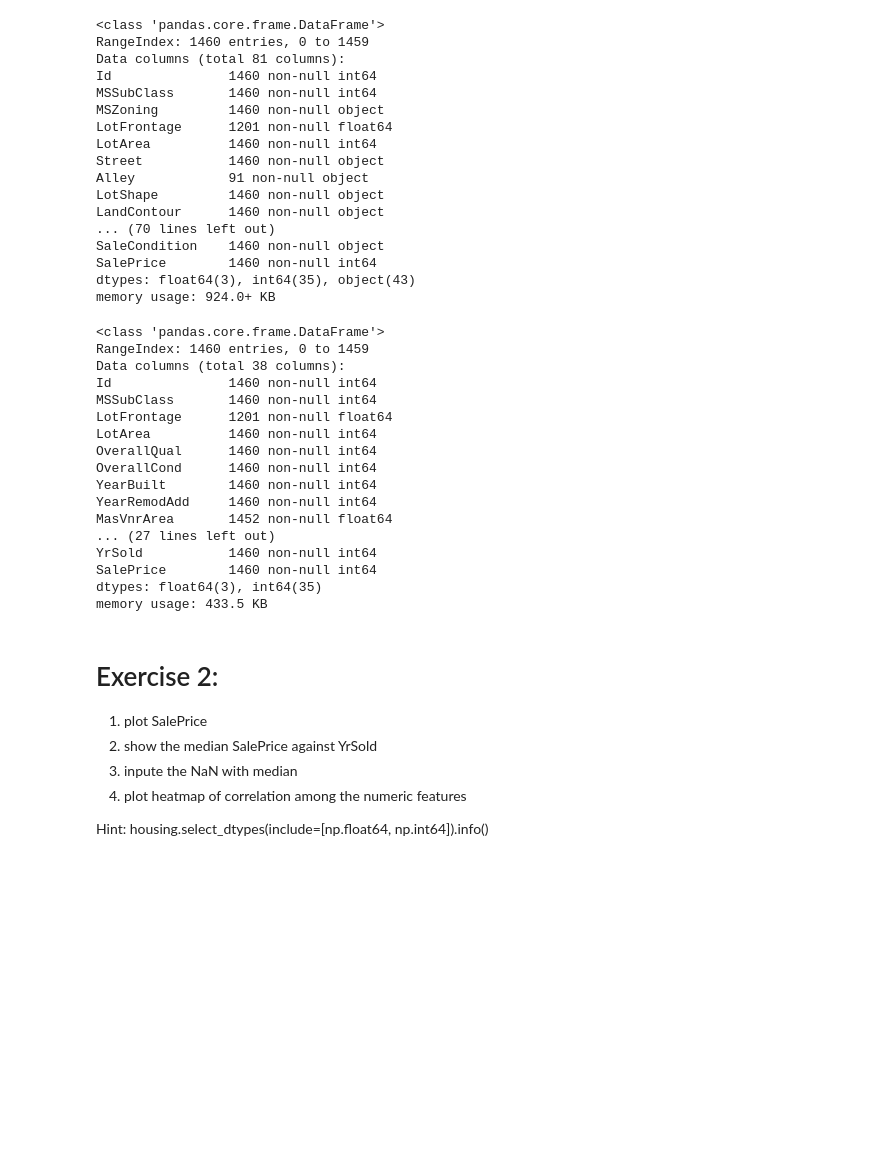
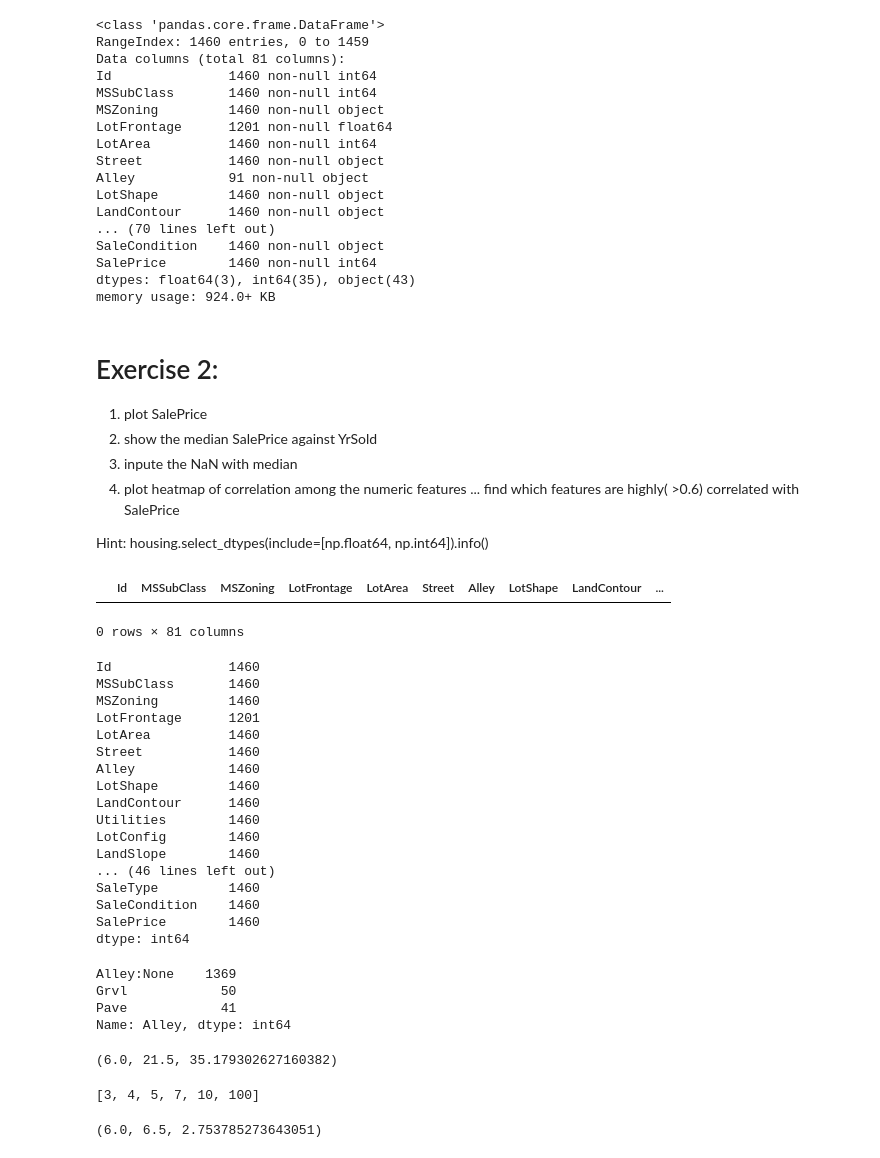
Before and after one commit to Einext/jupyter-notebooks, a Jupyter notebook: 02 - Visulization.ipynb, the cells around one changed output. Drawn from its saved outputs; the diff is of its cells as text; code cells hidden in the pictures; blank space fills up the shorter version.

```diff
--- a/02 - Visulization.ipynb
+++ b/02 - Visulization.ipynb
@@ -312,32 +312,63 @@ SalePrice        1460 non-null int64
 dtypes: float64(3), int64(35), object(43)
 memory usage: 924.0+ KB
 # %%
-housing.select_dtypes(include=[np.float64, np.int64]).info()
+categorical_columns = housing.select_dtypes(exclude=[np.float64, np.int64]).columns
-# %% [output]
-<class 'pandas.core.frame.DataFrame'>
-RangeIndex: 1460 entries, 0 to 1459
-Data columns (total 38 columns):
-Id               1460 non-null int64
-MSSubClass       1460 non-null int64
-LotFrontage      1201 non-null float64
-LotArea          1460 non-null int64
-OverallQual      1460 non-null int64
-OverallCond      1460 non-null int64
-YearBuilt        1460 non-null int64
-YearRemodAdd     1460 non-null int64
-MasVnrArea       1452 non-null float64
-... (27 lines left out)
-YrSold           1460 non-null int64
-SalePrice        1460 non-null int64
-dtypes: float64(3), int64(35)
-memory usage: 433.5 KB
 # %% [markdown]
 # Exercise 2:
 
 1. plot SalePrice
 2. show the median SalePrice against YrSold
 3. inpute the NaN with median
-4. plot heatmap of correlation among the numeric features
+4. plot heatmap of correlation among the numeric features ... find which features are highly( >0.6) correlated with SalePrice
 
 Hint:
     housing.select_dtypes(include=[np.float64, np.int64]).info()
+# %%
+for col in categorical_columns:
+    housing[col] = housing[col].fillna(col + ":None")
+# %%
+housing[housing["Alley"] == "MSZoning:None"]
+# %% [output]
+|  | Id | MSSubClass | MSZoning | LotFrontage | LotArea | Street | Alley | LotShape | LandContour | ... |
+0 rows × 81 columns
+# %%
+housing.count()
+# %% [output]
+Id               1460
+MSSubClass       1460
+MSZoning         1460
+LotFrontage      1201
+LotArea          1460
+Street           1460
+Alley            1460
+LotShape         1460
+LandContour      1460
+Utilities        1460
+LotConfig        1460
+LandSlope        1460
+... (46 lines left out)
+SaleType         1460
+SaleCondition    1460
+SalePrice        1460
+dtype: int64
+# %%
+housing["Alley"].value_counts()
+# %% [output]
+Alley:None    1369
+Grvl            50
+Pave            41
+Name: Alley, dtype: int64
+# %%
+a = np.array([4, 7, 10, 5, 3, 100])
+np.median(a), np.mean(a), np.std(a)
+# %% [output]
+(6.0, 21.5, 35.179302627160382)
+# %%
+sorted([4, 7, 10, 5, 3, 100])
+# %% [output]
+[3, 4, 5, 7, 10, 100]
+# %%
+a = np.array([4, 7, 10, 5, 3, 10])
+np.median(a), np.mean(a), np.std(a)
+# %% [output]
+(6.0, 6.5, 2.753785273643051)
```
Also changed, not shown: 1 other file.
